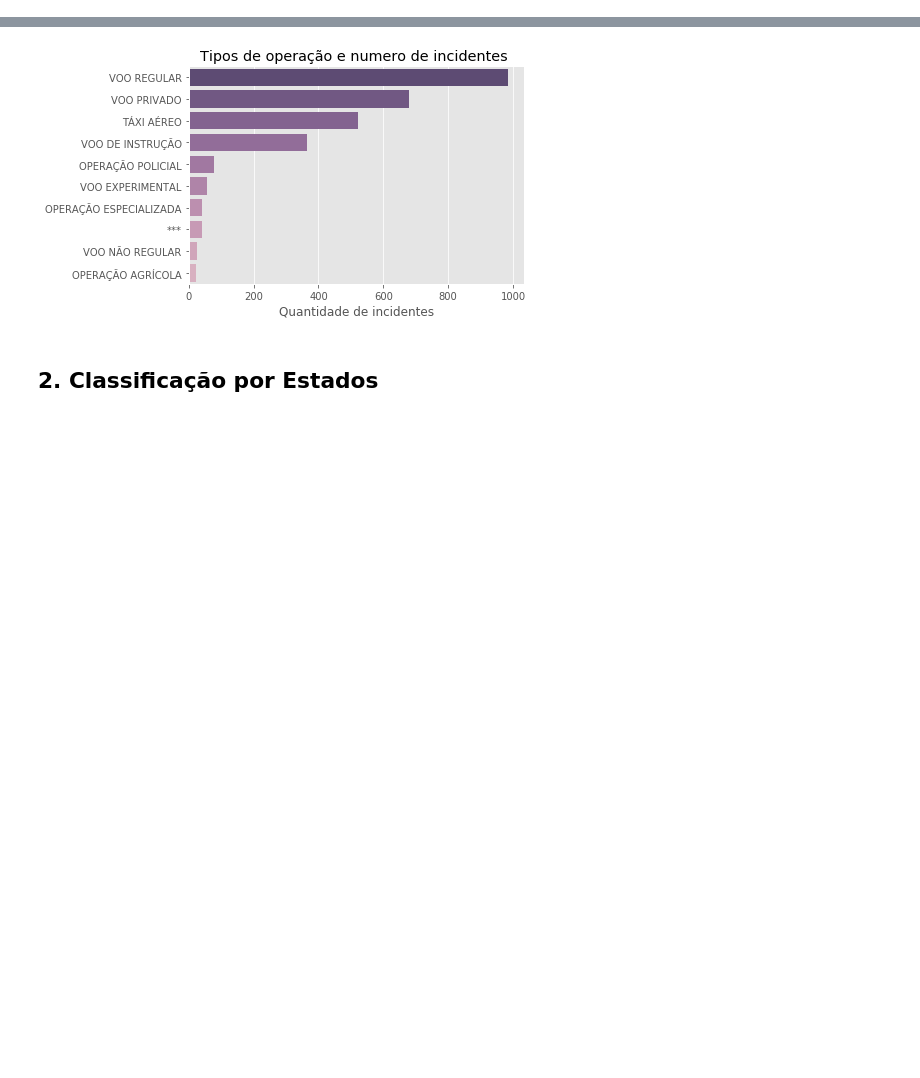
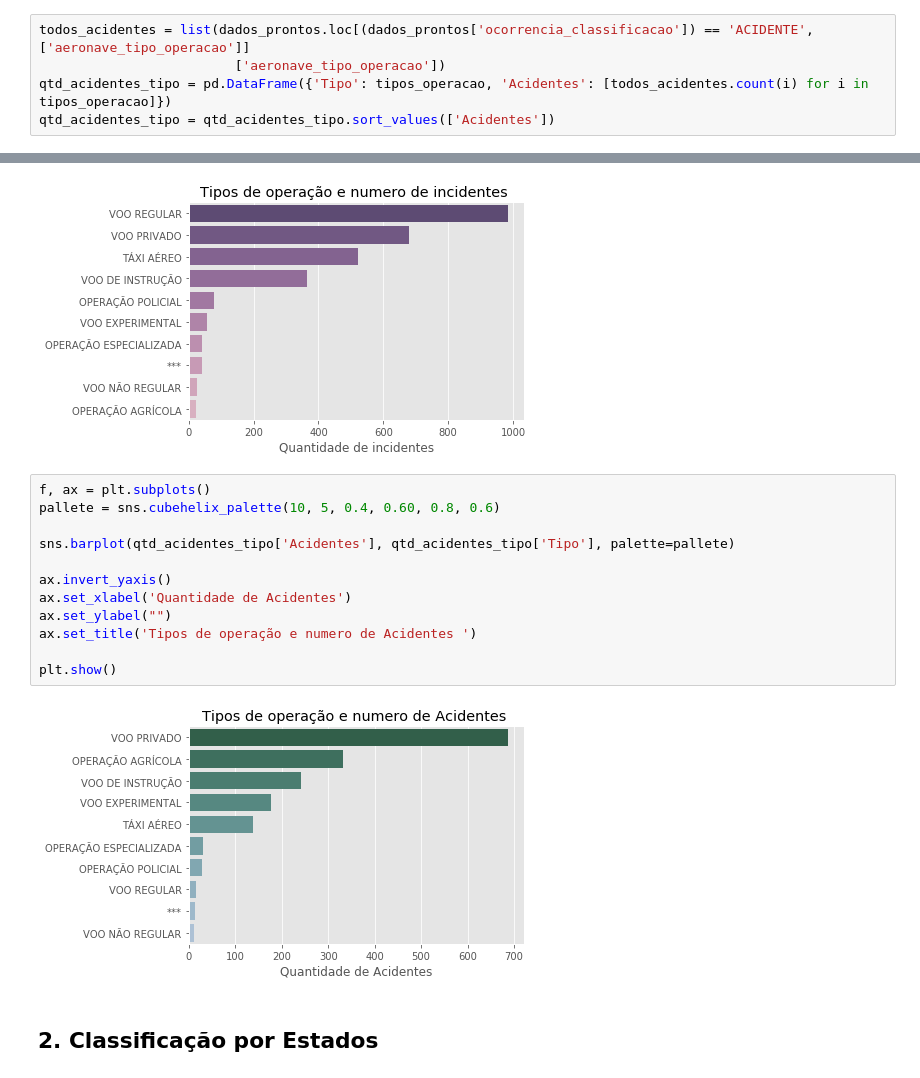
Before and after one commit to jhiltonsantos/ADS-Estatistica-IFPI, a Jupyter notebook: AcidentesFinalizado.ipynb, the cells around one changed output, grey strips where cells are left out. Cells and saved outputs as stored; diff of their text form; blank space fills up the shorter version.

```diff
--- a/AcidentesFinalizado.ipynb
+++ b/AcidentesFinalizado.ipynb
@@ -225,3 +265,8 @@ qtd_incidentes_tipo
+# %%
+todos_acidentes = list(dados_prontos.loc[(dados_prontos['ocorrencia_classificacao']) == 'ACIDENTE', ['aeronave_tipo_operacao']]
+                         ['aeronave_tipo_operacao'])
+qtd_acidentes_tipo = pd.DataFrame({'Tipo': tipos_operacao, 'Acidentes': [todos_acidentes.count(i) for i in tipos_operacao]})
+qtd_acidentes_tipo = qtd_acidentes_tipo.sort_values(['Acidentes'])
 # %%
 f, ax = plt.subplots()
 pallete = sns.cubehelix_palette(10, 3, 0.4, 0.60, 0.8, 0.6)
@@ -236,6 +281,20 @@ ax.set_title('Tipos de operação e numero de incidentes ')
 plt.show()
 # %% [output]
 [figure]
+# %%
+f, ax = plt.subplots()
+pallete = sns.cubehelix_palette(10, 5, 0.4, 0.60, 0.8, 0.6)
+
+sns.barplot(qtd_acidentes_tipo['Acidentes'], qtd_acidentes_tipo['Tipo'], palette=pallete)
+
+ax.invert_yaxis()
+ax.set_xlabel('Quantidade de Acidentes')
+ax.set_ylabel("")
+ax.set_title('Tipos de operação e numero de Acidentes ')
+
+plt.show()
+# %% [output]
+[figure, added]
 # %% [markdown]
 ## 2. Classificação por Estados
 # %% [markdown]
```
Also changed, not shown: parts of 20 cells of this notebook.
